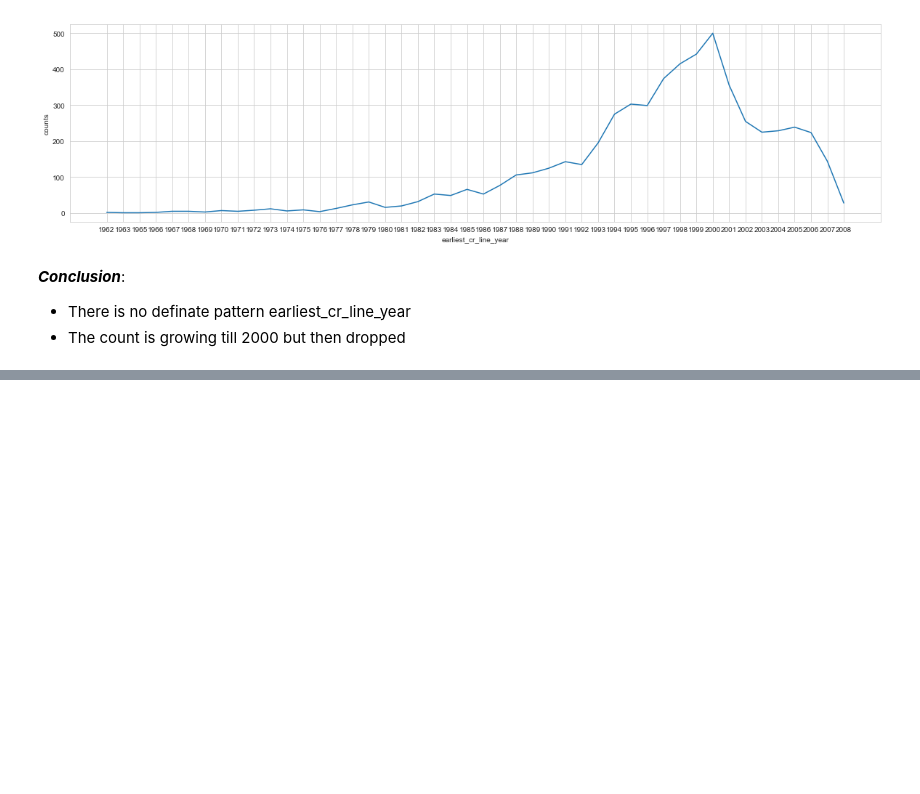
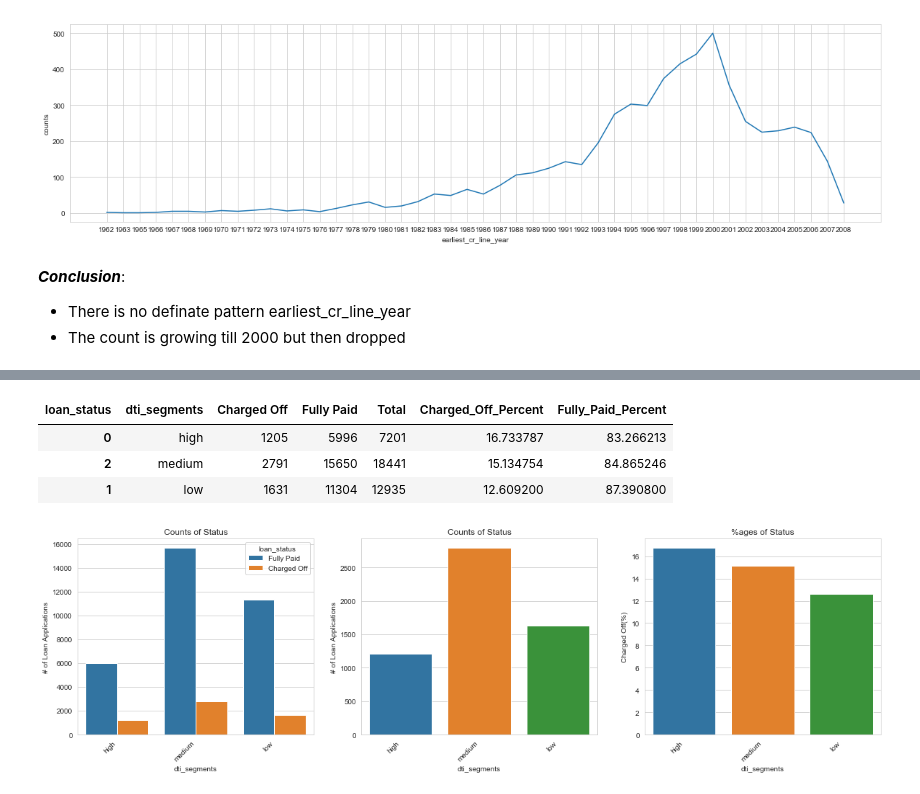
Before and after one commit to arpitjoshi/case-study-2, a Jupyter notebook: notebook.ipynb, the cells around one changed output, grey strips where cells are left out. Drawn from its saved outputs; the diff is of its cells as text; code cells hidden in the pictures; blank space fills up the shorter version.

```diff
--- a/notebook.ipynb
+++ b/notebook.ipynb
@@ -1383,0 +1335,52 @@ A new variable created from annual_inc, installment and revol_bal , a Business-d
+# %%
+def dti_breakup(val):
+    if val <= 10:
+        return "low"
+    if val <= 20:
+        return "medium"
+    else:
+        return "high"
+dataset['dti_segments'] = dataset.dti.apply(lambda x: dti_breakup(x))
+# %%
+dataset['income_loan_amount_ratio']=round((dataset.annual_inc / dataset.loan_amnt), 2)
+# %%
+dataset['income_installment_ratio']=round((dataset.annual_inc / dataset.installment), 2)
+# %%
+dti_segments_status = dataset.groupby('loan_status')['dti_segments'].value_counts(ascending=False).unstack(level=0).reset_index()
+dti_segments_status.fillna(0, inplace=True)
+dti_segments_status['Total'] = dti_segments_status['Charged Off'] + dti_segments_status['Fully Paid']
+dti_segments_status['Charged_Off_Percent'] = dti_segments_status['Charged Off'] * 100 /dti_segments_status['Total']
+dti_segments_status['Fully_Paid_Percent'] = dti_segments_status['Fully Paid'] * 100 /dti_segments_status['Total']
+dti_segments_status.sort_values(by='Charged_Off_Percent', ascending=False, inplace=True)
+
+dti_segments_status
+# %% [output]
+| loan_status | dti_segments | Charged Off | Fully Paid | Total | Charged_Off_Percent | Fully_Paid_Percent |
+| 0 | high | 1205 | 5996 | 7201 | 16.733787 | 83.266213 |
+| 2 | medium | 2791 | 15650 | 18441 | 15.134754 | 84.865246 |
+| 1 | low | 1631 | 11304 | 12935 | 12.609200 | 87.390800 |
+# %%
+fig = plt.figure(figsize=(20, 5), )
+
+plt.subplot(1, 3, 1)
+ax=sns.countplot(x="dti_segments", hue="loan_status", data=dataset, linewidth=1, order=['high', 'medium', 'low'])
+ax.set_xticklabels(ax.get_xticklabels(), rotation=45, ha="right")
+plt.title("Counts of Status")
+plt.ylabel("# of Loan Applications")
+
+plt.subplot(1, 3, 2)
+ax=sns.countplot(x="dti_segments", data=dataset[dataset.loan_status=="Charged Off"], linewidth=1, order=['high', 'medium', 'low'])
+ax.set_xticklabels(ax.get_xticklabels(), rotation=45, ha="right")
+plt.title("Counts of Status")
+plt.ylabel("# of Loan Applications")
+
+
+plt.subplot(1, 3, 3)
+ax=sns.barplot(x="dti_segments", y="Charged_Off_Percent", data=dti_segments_status)
+ax.set_xticklabels(ax.get_xticklabels(), rotation=45, ha="right")
+plt.title("%ages of Status")
+plt.ylabel('Charged Off(%)')
+
+plt.show()
+# %% [output]
+[figure, added]
```
Also changed, not shown: parts of 17 cells of this notebook.
